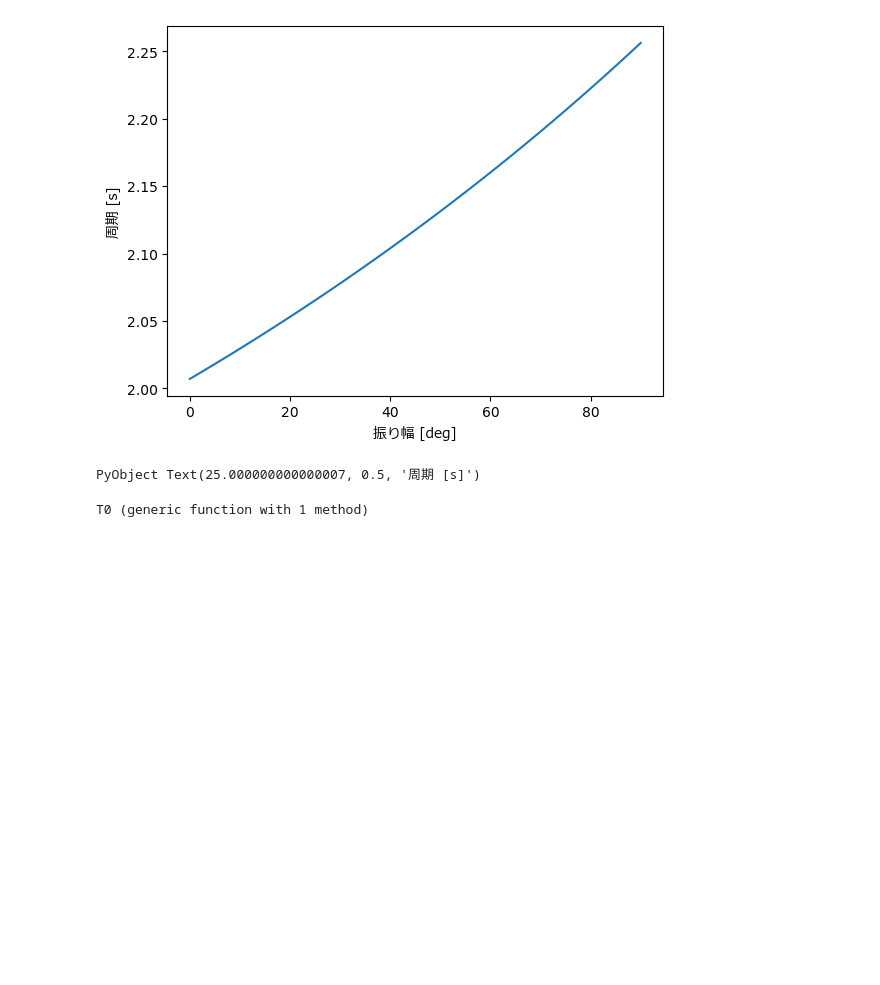
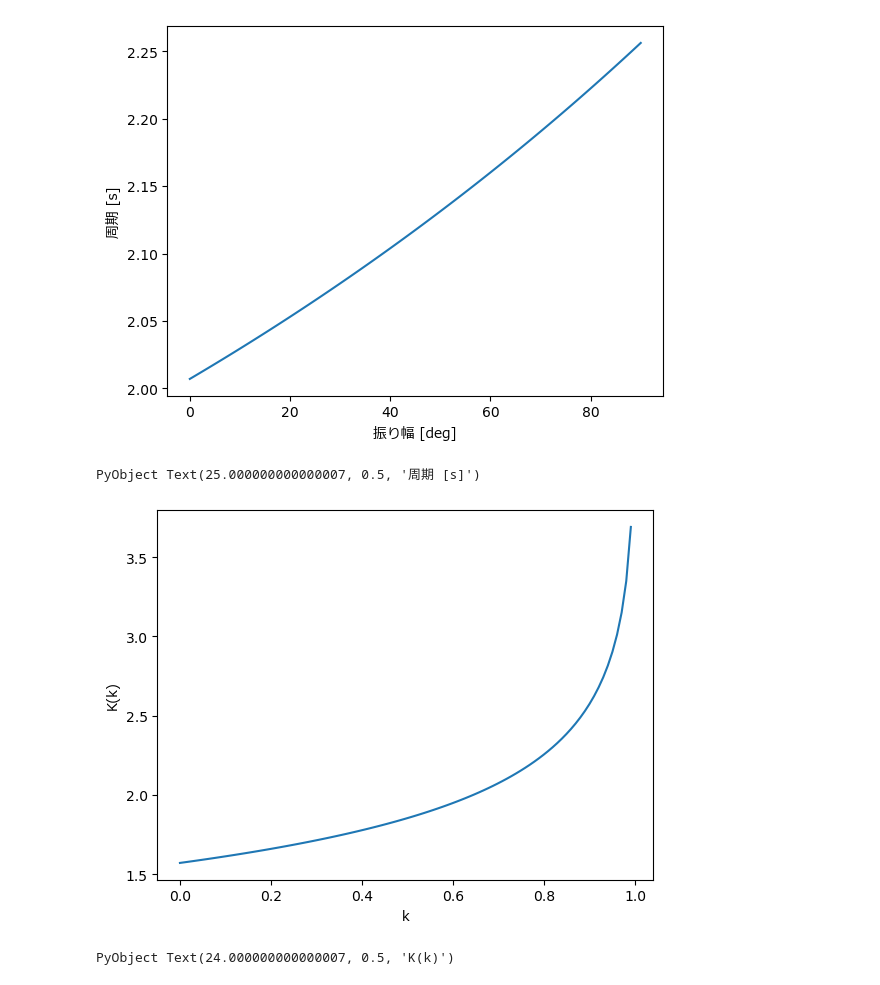
Before and after one commit to MedusaMITSUKI/pendulum, a Jupyter notebook: pendulum.ipynb, the cells around one changed output. Saved outputs shown, nothing was run; the diff lists cells and outputs as text; code cells hidden in the pictures; blank space fills up the shorter version.

```diff
--- a/pendulum.ipynb
+++ b/pendulum.ipynb
@@ -19,7 +27,12 @@ ylabel("周期 [s]", fontname="Meiryo")
 # %% [output]
 [figure]
 PyObject Text(25.000000000000007, 0.5, '周期 [s]')
-# %%
-T0(x) = 2 * pi * sqrt(l / g) # 振り子の周期 (近似解)
-# %% [output]
-T0 (generic function with 1 method)
+# %%
+# 第１種完全楕円積分のグラフ
+k = range(0, 1.0, length = 100)
+plot(k, Elliptic.K.(k))
+xlabel("k", fontname="Meiryo")
+ylabel("K(k)", fontname="Meiryo")
+# %% [output]
+[figure, added]
+PyObject Text(24.000000000000007, 0.5, 'K(k)')
```
Also changed, not shown: parts of 11 cells of this notebook.
